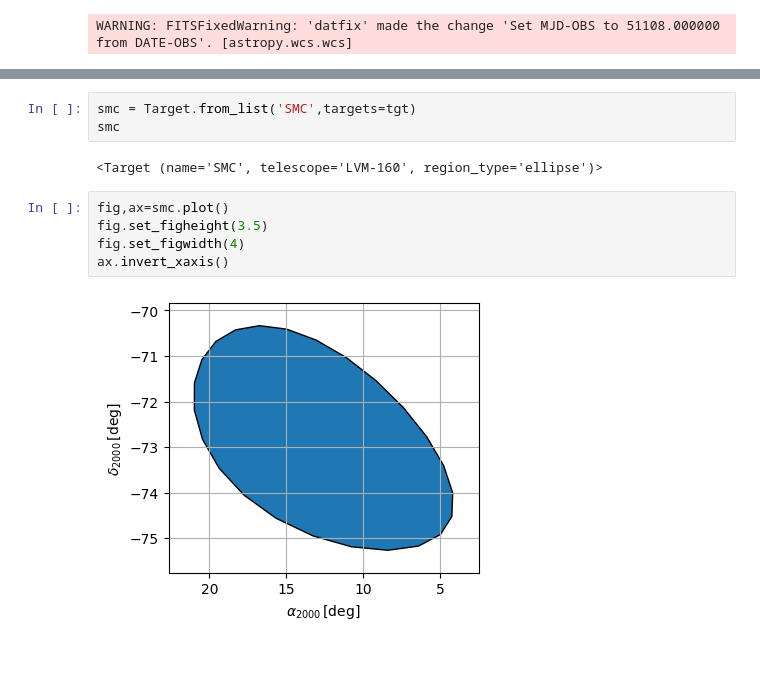
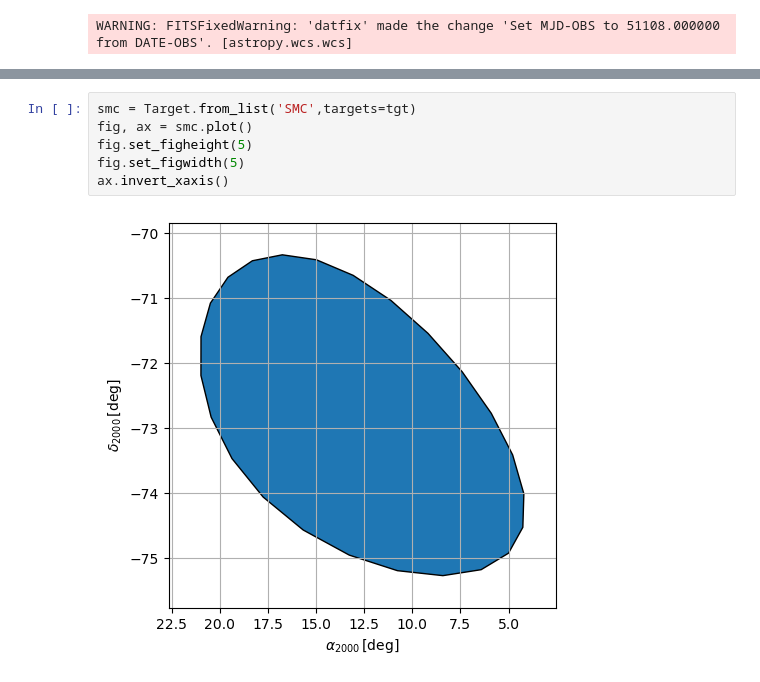
Before and after one commit to sdss/lvm_early_science, a Jupyter notebook: tilingsims/SMCTiling.ipynb, the cells around one changed output, grey strips where cells are left out. Drawn from its saved outputs; the diff is of its cells as text.

```diff
--- a/tilingsims/SMCTiling.ipynb
+++ b/tilingsims/SMCTiling.ipynb
@@ -98,12 +101,8 @@ for p in tbl:
 # %%
 smc = Target.from_list('SMC',targets=tgt)
-smc
+fig, ax = smc.plot()
+fig.set_figheight(5)
+fig.set_figwidth(5)
+ax.invert_xaxis()
 # %% [output]
-<Target (name='SMC', telescope='LVM-160', region_type='ellipse')>
+[figure, added]
-# %%
-fig,ax=smc.plot()
-fig.set_figheight(3.5)
-fig.set_figwidth(4)
-ax.invert_xaxis()
-# %% [output]
-[figure, removed]
```
Also changed, not shown: parts of 11 cells of this notebook.
